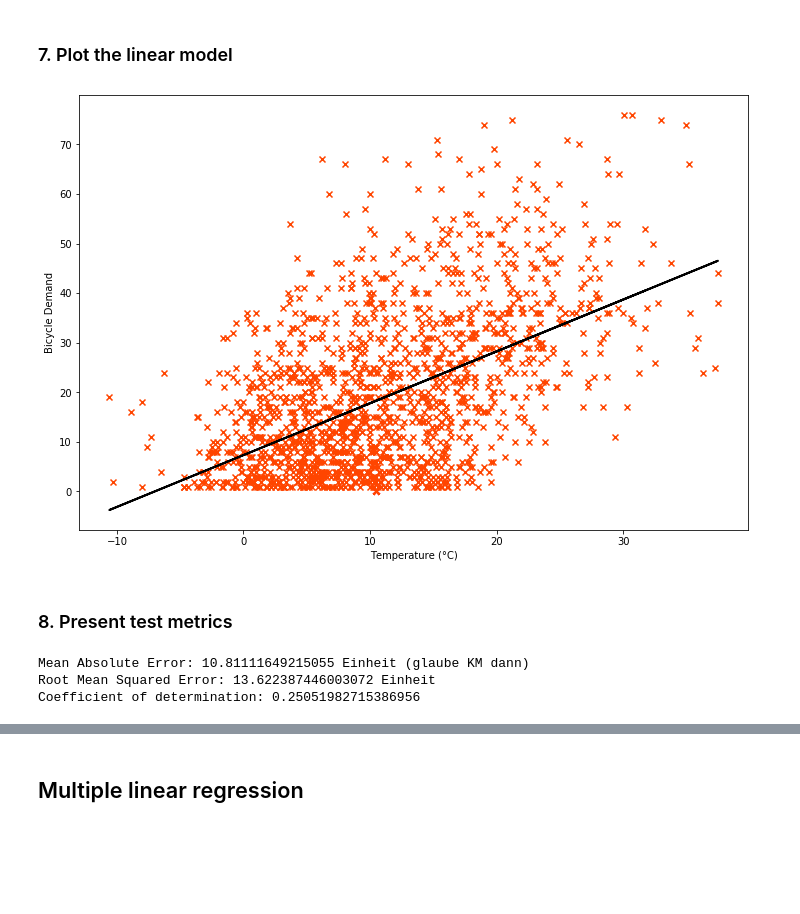
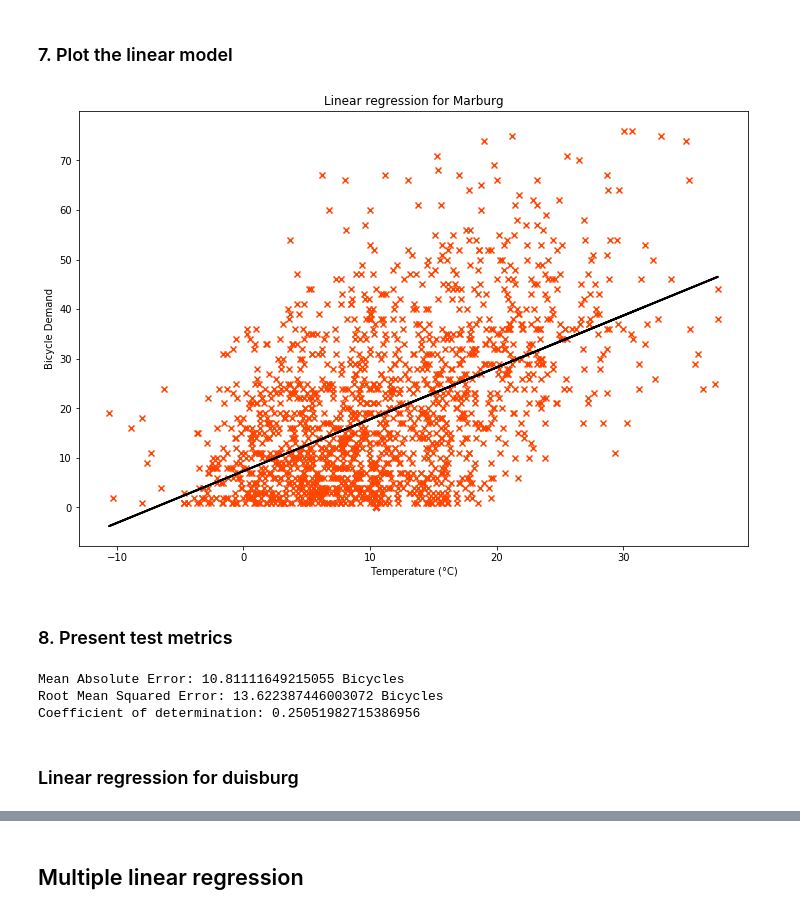
Before and after one commit to mogottsch/dsml_2020_magma, a Jupyter notebook: 3_predictive_analytics/Linear Regression.ipynb, the cells around one changed output, grey strips where cells are left out. Cells and saved outputs as stored; diff of their text form; code cells hidden in the pictures; blank space fills up the shorter version.

```diff
--- a/3_predictive_analytics/Linear Regression.ipynb
+++ b/3_predictive_analytics/Linear Regression.ipynb
@@ -91,19 +69,20 @@ y_true_m = ym_test
 # %%
 plt.figure(figsize = (12,8))
 
 plt.scatter(xm_test, ym_test, marker="x", color = 'orangered')
 plt.xlabel("Temperature (°C)")
 plt.ylabel("Bicycle Demand")
+plt.title("Linear regression for Marburg")
 
-plt.plot(xm_test, y_pred_m, c='C2', color = 'black', linewidth = 2, label='hier kommt noch ein label hin')
+plt.plot(xm_test, y_pred_m, color = 'black', linewidth = 2, label='hier kommt noch ein label hin')
 
 xlim, ylim =(plt.gca().get_xlim(), plt.gca().get_ylim())
 plt.xlim(xlim)
 plt.ylim(ylim)
 #plt.legend()
 plt.show()
 # %% [output]
-[figure, old version]
+[figure, new version]
 # %% [markdown]
 ### 8. Present test metrics
 # %%
@@ -111,10 +90,12 @@ plt.show()
 #print("Root Mean Squared Error:",mean_squared_error(y_pred_m, y_true_m)**0.5,"Einheit")
 #print("Coefficient of determination:",r2_score(y_pred_m, y_true_m))
 
-print("Mean Absolute Error:",mean_absolute_error(y_true_m, y_pred_m),"Einheit (glaube KM dann)")
-print("Root Mean Squared Error:",mean_squared_error(y_true_m, y_pred_m)**0.5,"Einheit")
+print("Mean Absolute Error:",mean_absolute_error(y_true_m, y_pred_m),"Bicycles")
+print("Root Mean Squared Error:",mean_squared_error(y_true_m, y_pred_m)**0.5,"Bicycles")
 print("Coefficient of determination:",r2_score(y_true_m, y_pred_m))
 # %% [output]
-Mean Absolute Error: 10.81111649215055 Einheit (glaube KM dann)
-Root Mean Squared Error: 13.622387446003072 Einheit
+Mean Absolute Error: 10.81111649215055 Bicycles
+Root Mean Squared Error: 13.622387446003072 Bicycles
 Coefficient of determination: 0.25051982715386956
+# %% [markdown]
+### Linear regression for duisburg
```
Also changed, not shown: parts of 9 cells of this notebook.
